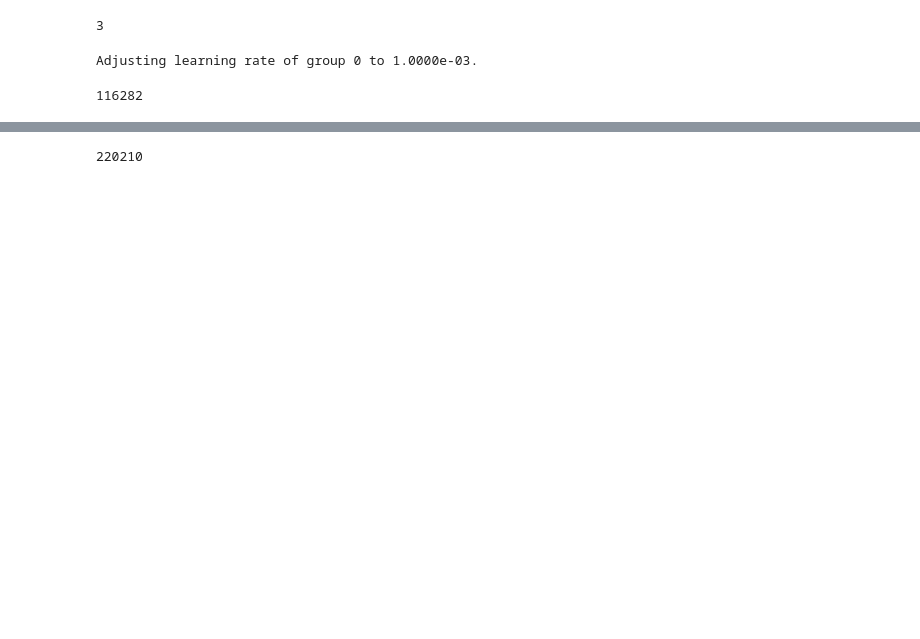
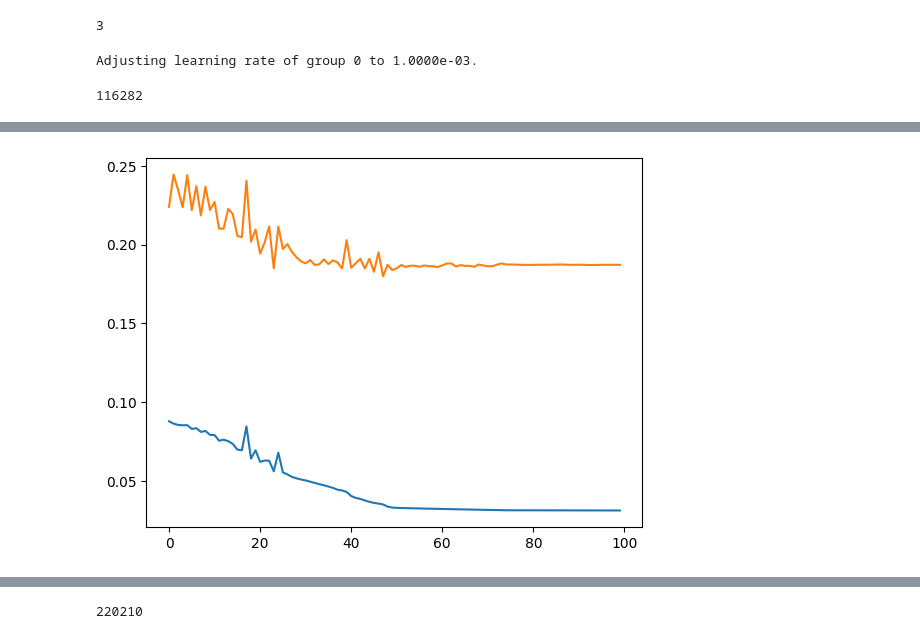
Before and after one commit to myxa/Open_Close_GNN, a Jupyter notebook: notebooks/model_training.ipynb, the cells around one changed output, grey strips where cells are left out. Drawn from its saved outputs; the diff is of its cells as text; code cells hidden in the pictures; blank space fills up the shorter version.

```diff
--- a/notebooks/model_training.ipynb
+++ b/notebooks/model_training.ipynb
@@ -24,38 +168,3 @@ val_dataset, test_dataset = val_dataset[:-3], val_dataset[-3:]
 len(val_dataset)
 # %% [output]
 3
-# %%
-import torch.nn.functional as F
-import torch.nn as nn
-from torch_geometric.nn import global_mean_pool, GCNConv, GATConv
-
-class GCN(nn.Module):
-    def __init__(self,
-                 num_features,
-                 num_classes,
-                 channels,
-                 dropout=0):
-        super().__init__()
-
-        self.p = dropout
-        self.conv1 = GCNConv(int(num_features), channels[0])
-        self.conv2 = GCNConv(channels[0], channels[1])
-        self.conv3 = GCNConv(channels[1], channels[2])
-
-        self.lin1 = nn.Linear(channels[2], int(num_classes))
-
-    def forward(self, data):
-        x, edge_index, edge_attr = data.x, data.edge_index, data.edge_attr
-        batch = data.batch
-        #print(x.shape)
-        x = F.relu(self.conv1(x, edge_index)) #
-        #print(x.shape)
-        x = F.relu(self.conv2(x, edge_index))
-        x = F.dropout(x, p=self.p, training=self.training)
-        #print(x.shape)
-        x = F.relu(self.conv3(x, edge_index))
-        #print(x.shape)
-        x = global_mean_pool(x, batch)
-        #print(x.shape)
-        x = self.lin1(x)
-        return x
@@ -128,9 +171,8 @@ def train(model, epochs, train_loader, val_loader, criterion, optimizer):
 # %%
-from torch.optim import lr_scheduler
 model = GCN(full_dataset.num_features, 2, channels=[256, 32, 8], dropout=0.6).to(device())
 optimizer = torch.optim.Adam(model.parameters(), lr=0.001)
 loss = torch.nn.CrossEntropyLoss()
-epochs = 20
+epochs = 100
 scheduler = lr_scheduler.StepLR(optimizer, step_size=epochs//4, gamma=0.1, last_epoch=-1, verbose=True)
 sum(p.numel() for p in model.parameters())
 # %% [output]
@@ -141,5 +182,5 @@ from torch_geometric.loader import DataLoader
 train_loader = DataLoader(train_dataset, batch_size=8, shuffle=True)
 val_loader = DataLoader(val_dataset, batch_size=len(val_dataset), shuffle=True)
 # %%
-history = train(model, epochs, train_loader, val_loader, loss, optimizer)
+history = train(model, epochs, train_loader, val_loader, loss, optimizer, scheduler)
 # %% [output]
@@ -158,0 +204,7 @@ Epoch: 012, Train Loss: 0.0820, Test Loss 0.2230, Train Acc: 0.7500, Test Acc: 0
+# %%
+train_loss, val_loss = zip(*history)
+
+plt.plot(train_loss)
+plt.plot(val_loss);
+# %% [output]
+[figure, added]
```
Also changed, not shown: parts of 25 cells of this notebook, 4 other files.
